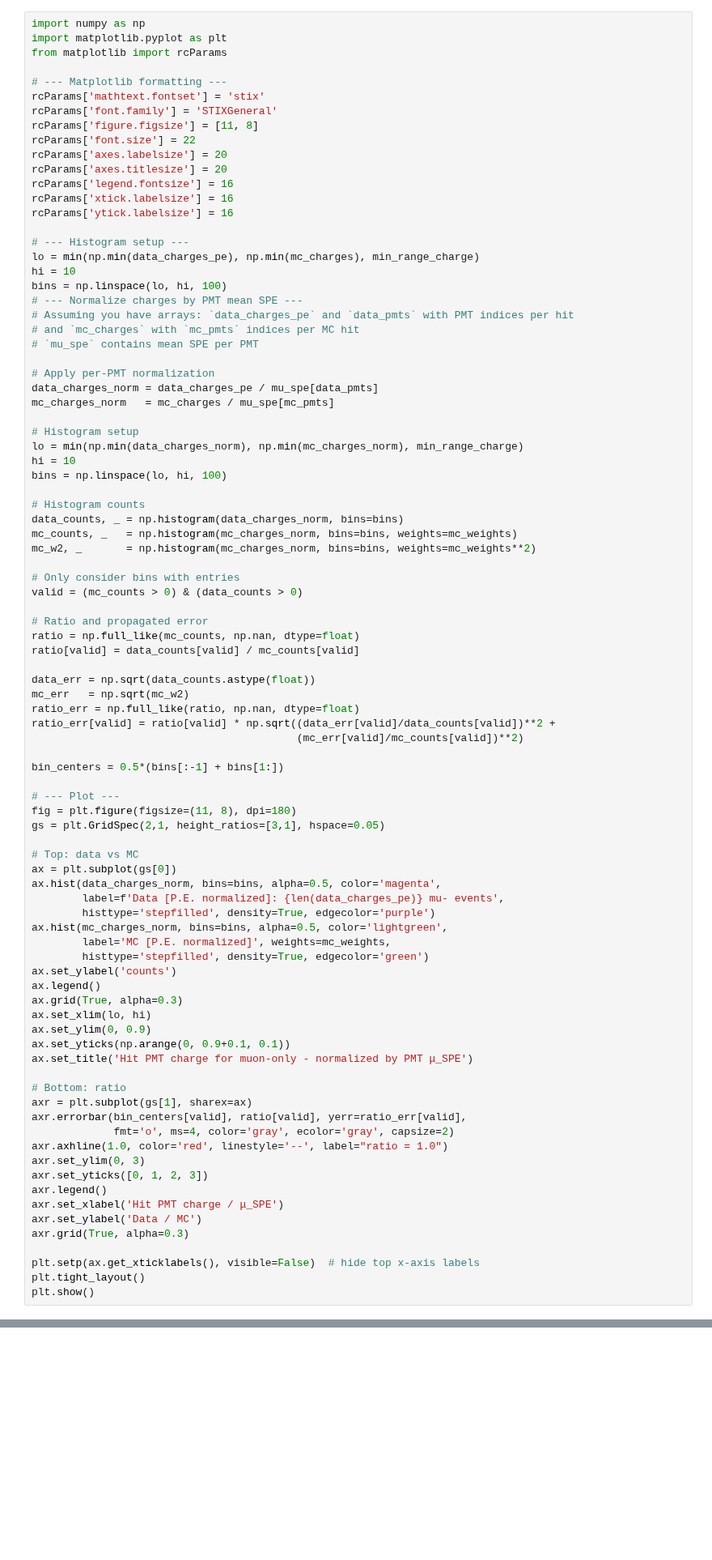
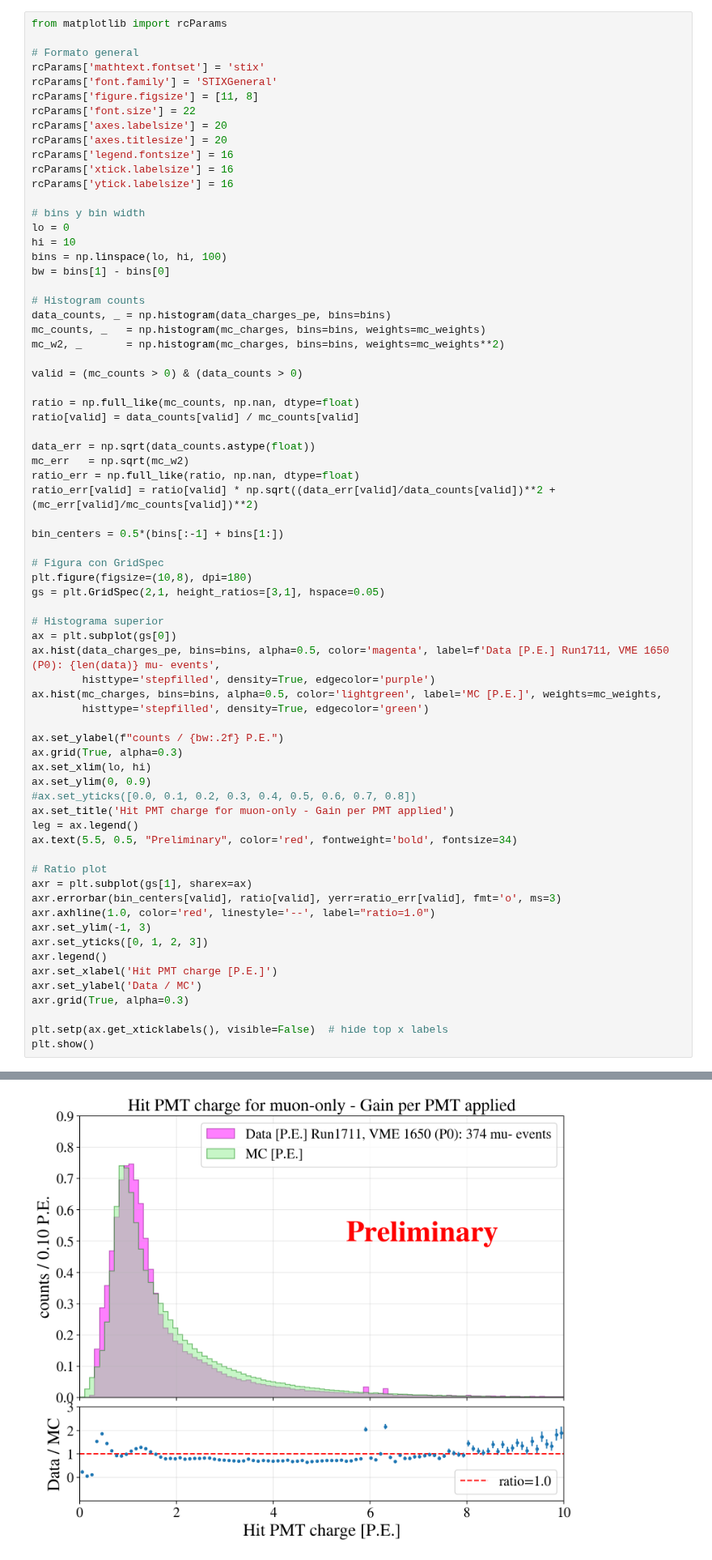
Before and after one commit to elenaramos44/WCTE_MC-Data_Validation_with_GAIN_Calibration, a Jupyter notebook: new_MCvsData.ipynb, the cells around one changed output, grey strips where cells are left out. Shown at 81% size. Cells and saved outputs as stored; diff of their text form; blank space fills up the shorter version.

```diff
--- a/new_MCvsData.ipynb
+++ b/new_MCvsData.ipynb
@@ -1018,9 +1102,7 @@ NameError: name 'results' is not defined
 # %%
-import numpy as np
-import matplotlib.pyplot as plt
 from matplotlib import rcParams
 
-# --- Matplotlib formatting ---
+# Formato general
 rcParams['mathtext.fontset'] = 'stix'
 rcParams['font.family'] = 'STIXGeneral'
 rcParams['figure.figsize'] = [11, 8]
@@ -1031,77 +1113,60 @@ rcParams['legend.fontsize'] = 16
 rcParams['xtick.labelsize'] = 16
 rcParams['ytick.labelsize'] = 16
 
-# --- Histogram setup ---
-lo = min(np.min(data_charges_pe), np.min(mc_charges), min_range_charge)
+# bins y bin width
+lo = 0
 hi = 10
 bins = np.linspace(lo, hi, 100)
-# --- Normalize charges by PMT mean SPE ---
-# Assuming you have arrays: `data_charges_pe` and `data_pmts` with PMT indices per hit
-# and `mc_charges` with `mc_pmts` indices per MC hit
-# `mu_spe` contains mean SPE per PMT
-
-# Apply per-PMT normalization
-data_charges_norm = data_charges_pe / mu_spe[data_pmts]
-mc_charges_norm   = mc_charges / mu_spe[mc_pmts]
-
-# Histogram setup
-lo = min(np.min(data_charges_norm), np.min(mc_charges_norm), min_range_charge)
-hi = 10
-bins = np.linspace(lo, hi, 100)
+bw = bins[1] - bins[0]
 
 # Histogram counts
-data_counts, _ = np.histogram(data_charges_norm, bins=bins)
-mc_counts, _   = np.histogram(mc_charges_norm, bins=bins, weights=mc_weights)
-mc_w2, _       = np.histogram(mc_charges_norm, bins=bins, weights=mc_weights**2)
+data_counts, _ = np.histogram(data_charges_pe, bins=bins)
+mc_counts, _   = np.histogram(mc_charges, bins=bins, weights=mc_weights)
+mc_w2, _       = np.histogram(mc_charges, bins=bins, weights=mc_weights**2)
 
-# Only consider bins with entries
 valid = (mc_counts > 0) & (data_counts > 0)
 
-# Ratio and propagated error
 ratio = np.full_like(mc_counts, np.nan, dtype=float)
 ratio[valid] = data_counts[valid] / mc_counts[valid]
 
 data_err = np.sqrt(data_counts.astype(float))
 mc_err   = np.sqrt(mc_w2)
 ratio_err = np.full_like(ratio, np.nan, dtype=float)
-ratio_err[valid] = ratio[valid] * np.sqrt((data_err[valid]/data_counts[valid])**2 +
-                                          (mc_err[valid]/mc_counts[valid])**2)
+ratio_err[valid] = ratio[valid] * np.sqrt((data_err[valid]/data_counts[valid])**2 + (mc_err[valid]/mc_counts[valid])**2)
 
 bin_centers = 0.5*(bins[:-1] + bins[1:])
 
-# --- Plot ---
-fig = plt.figure(figsize=(11, 8), dpi=180)
+# Figura con GridSpec
+plt.figure(figsize=(10,8), dpi=180)
 gs = plt.GridSpec(2,1, height_ratios=[3,1], hspace=0.05)
 
-# Top: data vs MC
+# Histograma superior
 ax = plt.subplot(gs[0])
-ax.hist(data_charges_norm, bins=bins, alpha=0.5, color='magenta',
-        label=f'Data [P.E. normalized]: {len(data_charges_pe)} mu- events',
+ax.hist(data_charges_pe, bins=bins, alpha=0.5, color='magenta', label=f'Data [P.E.] Run1711, VME 1650 (P0): {len(data)} mu- events',
         histtype='stepfilled', density=True, edgecolor='purple')
-ax.hist(mc_charges_norm, bins=bins, alpha=0.5, color='lightgreen',
-        label='MC [P.E. normalized]', weights=mc_weights,
+ax.hist(mc_charges, bins=bins, alpha=0.5, color='lightgreen', label='MC [P.E.]', weights=mc_weights,
         histtype='stepfilled', density=True, edgecolor='green')
-ax.set_ylabel('counts')
-ax.legend()
+
+ax.set_ylabel(f"counts / {bw:.2f} P.E.")
 ax.grid(True, alpha=0.3)
 ax.set_xlim(lo, hi)
 ax.set_ylim(0, 0.9)
-ax.set_yticks(np.arange(0, 0.9+0.1, 0.1))
-ax.set_title('Hit PMT charge for muon-only - normalized by PMT μ_SPE')
+#ax.set_yticks([0.0, 0.1, 0.2, 0.3, 0.4, 0.5, 0.6, 0.7, 0.8])
+ax.set_title('Hit PMT charge for muon-only - Gain per PMT applied')
+leg = ax.legend()
+ax.text(5.5, 0.5, "Preliminary", color='red', fontweight='bold', fontsize=34)
 
-# Bottom: ratio
+# Ratio plot
 axr = plt.subplot(gs[1], sharex=ax)
-axr.errorbar(bin_centers[valid], ratio[valid], yerr=ratio_err[valid],
-             fmt='o', ms=4, color='gray', ecolor='gray', capsize=2)
-axr.axhline(1.0, color='red', linestyle='--', label="ratio = 1.0")
-axr.set_ylim(0, 3)
+axr.errorbar(bin_centers[valid], ratio[valid], yerr=ratio_err[valid], fmt='o', ms=3)
+axr.axhline(1.0, color='red', linestyle='--', label="ratio=1.0")
+axr.set_ylim(-1, 3)
 axr.set_yticks([0, 1, 2, 3])
 axr.legend()
-axr.set_xlabel('Hit PMT charge / μ_SPE')
+axr.set_xlabel('Hit PMT charge [P.E.]')
 axr.set_ylabel('Data / MC')
 axr.grid(True, alpha=0.3)
 
-plt.setp(ax.get_xticklabels(), visible=False)  # hide top x-axis labels
-plt.tight_layout()
+plt.setp(ax.get_xticklabels(), visible=False)  # hide top x labels
 plt.show()
 # %% [output]
@@ -1109,3 +1173,4 @@ NameError: name 'mu_spe' is not defined
+[figure, added]
 # %%
 # 1. Load MC fields
 tube_ids = ak.to_numpy(ak.flatten(mc["hit_pmt_ids"]))
```
Also changed, not shown: parts of 13 cells of this notebook, 10 other files.
